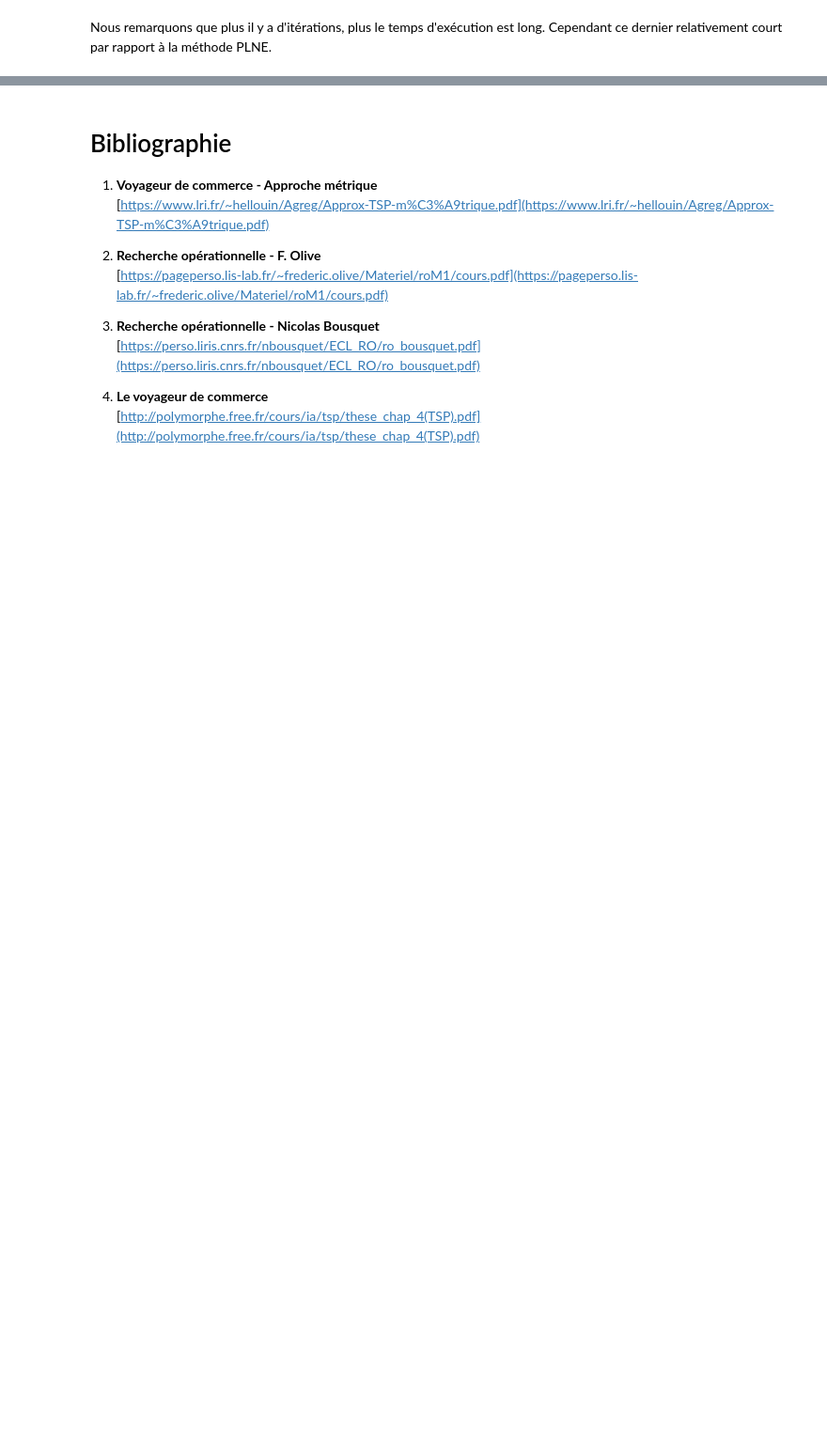
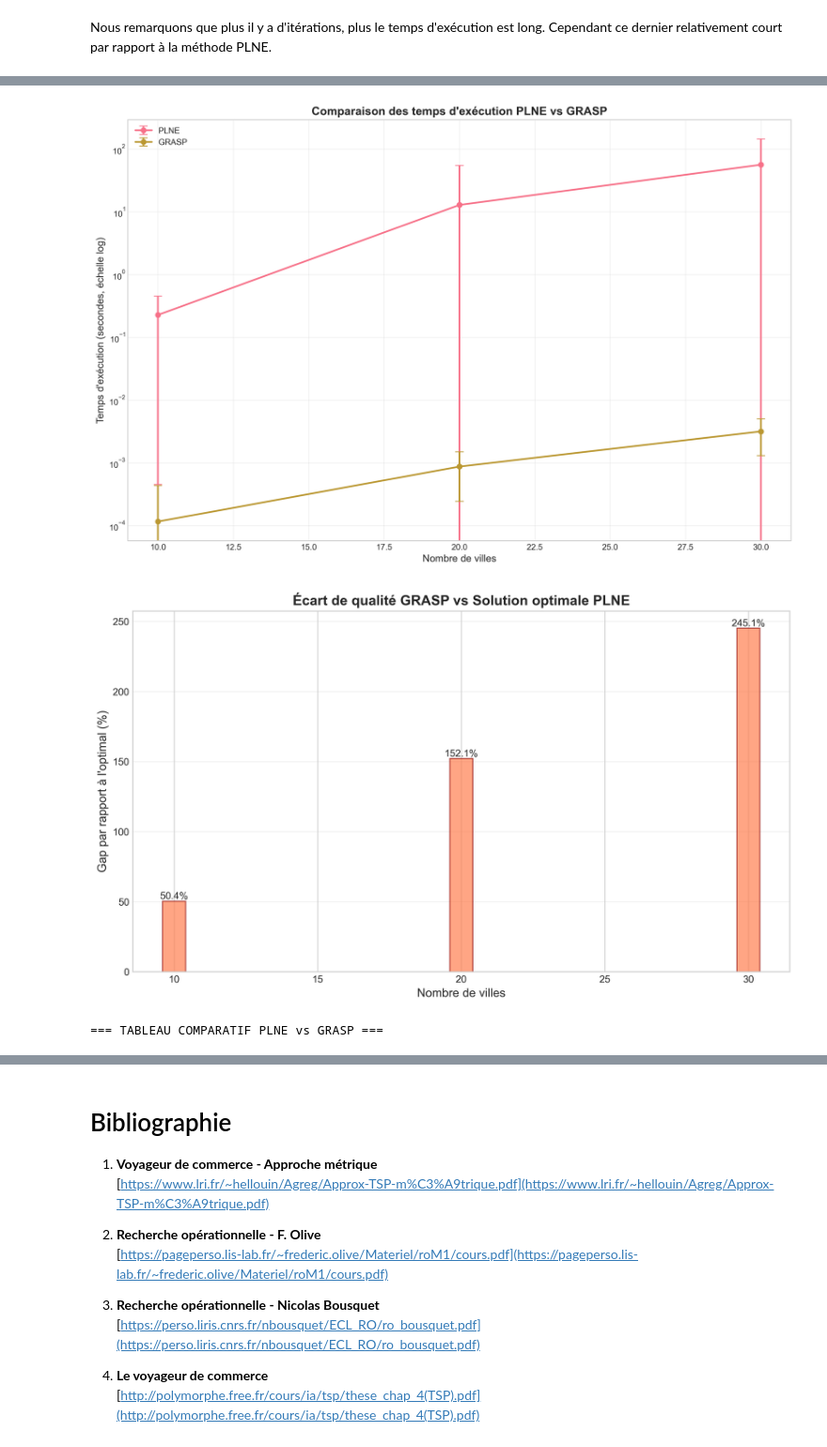
Before and after one commit to iKagnana/RO-CESI-BMI, a Jupyter notebook: livrable_1.ipynb, the cells around one changed output, grey strips where cells are left out. Shown at 94% size. Cells and saved outputs as stored; diff of their text form; code cells hidden in the pictures; blank space fills up the shorter version.

Commit message:
added stats

```diff
--- a/livrable_1.ipynb
+++ b/livrable_1.ipynb
@@ -1122,0 +1400,72 @@ Nous allons tester la méthode GRASP sur différentes tailles d'instances du TSP
+# %%
+def compare_plne_grasp(df):
+    """
+    Compare les performances de PLNE et GRASP
+    """
+    # Filtrer pour les instances communes (≤ 30 villes)
+    common_df = df[df['size'] <= 30]
+
+    # Figure 1: Comparaison des temps d'exécution
+    plt.figure(figsize=(12, 8))
+
+    for method in ['PLNE', 'GRASP']:
+        subset = common_df[common_df['method'] == method]
+        means = subset.groupby('size')['time'].mean()
+        stds = subset.groupby('size')['time'].std()
+
+        plt.errorbar(means.index, means.values, yerr=stds.values,
+                    label=method, marker='o', capsize=5, linewidth=2)
+
+    plt.yscale('log')
+    plt.xlabel('Nombre de villes', fontsize=12)
+    plt.ylabel('Temps d\'exécution (secondes, échelle log)', fontsize=12)
+    plt.title('Comparaison des temps d\'exécution PLNE vs GRASP', fontsize=14, fontweight='bold')
+    plt.legend()
+    plt.grid(True, alpha=0.3)
+    plt.tight_layout()
+    plt.show()
+
+    # Figure 2: Gap de qualité
+    gap_data = []
+    for size in common_df['size'].unique():
+        plne_cost = common_df[(common_df['method'] == 'PLNE') &
+                             (common_df['size'] == size)]['cost'].mean()
+        grasp_cost = common_df[(common_df['method'] == 'GRASP') &
+                              (common_df['size'] == size)]['cost'].mean()
+
+        if plne_cost and grasp_cost and not np.isnan(plne_cost):
+            gap = (grasp_cost - plne_cost) / plne_cost * 100
+            gap_data.append({'size': size, 'gap': gap})
+
+    gap_df = pd.DataFrame(gap_data)
+
+    plt.figure(figsize=(10, 6))
+    bars = plt.bar(gap_df['size'], gap_df['gap'], color='coral', edgecolor='darkred', alpha=0.7)
+    plt.xlabel('Nombre de villes', fontsize=12)
+    plt.ylabel('Gap par rapport à l\'optimal (%)', fontsize=12)
+    plt.title('Écart de qualité GRASP vs Solution optimale PLNE', fontsize=14, fontweight='bold')
+    plt.grid(True, alpha=0.3, axis='y')
+
+    # Ajouter les valeurs sur les barres
+    for bar, gap in zip(bars, gap_df['gap']):
+        plt.text(bar.get_x() + bar.get_width()/2, bar.get_height() + 0.1,
+                f'{gap:.1f}%', ha='center', va='bottom')
+
+    plt.tight_layout()
+    plt.show()
+
+    # Tableau comparatif
+    comparison_stats = common_df.groupby(['method', 'size']).agg({
+        'time': ['mean', 'std'],
+        'cost': ['mean', 'std'],
+        'success': 'mean'
+    }).round(3)
+
+    print("=== TABLEAU COMPARATIF PLNE vs GRASP ===")
+    display(comparison_stats)
+
+compare_plne_grasp(results_df)
+# %% [output]
+[figure, added]
+[figure, added]
+=== TABLEAU COMPARATIF PLNE vs GRASP ===
```
Also changed, not shown: parts of 20 cells of this notebook.
